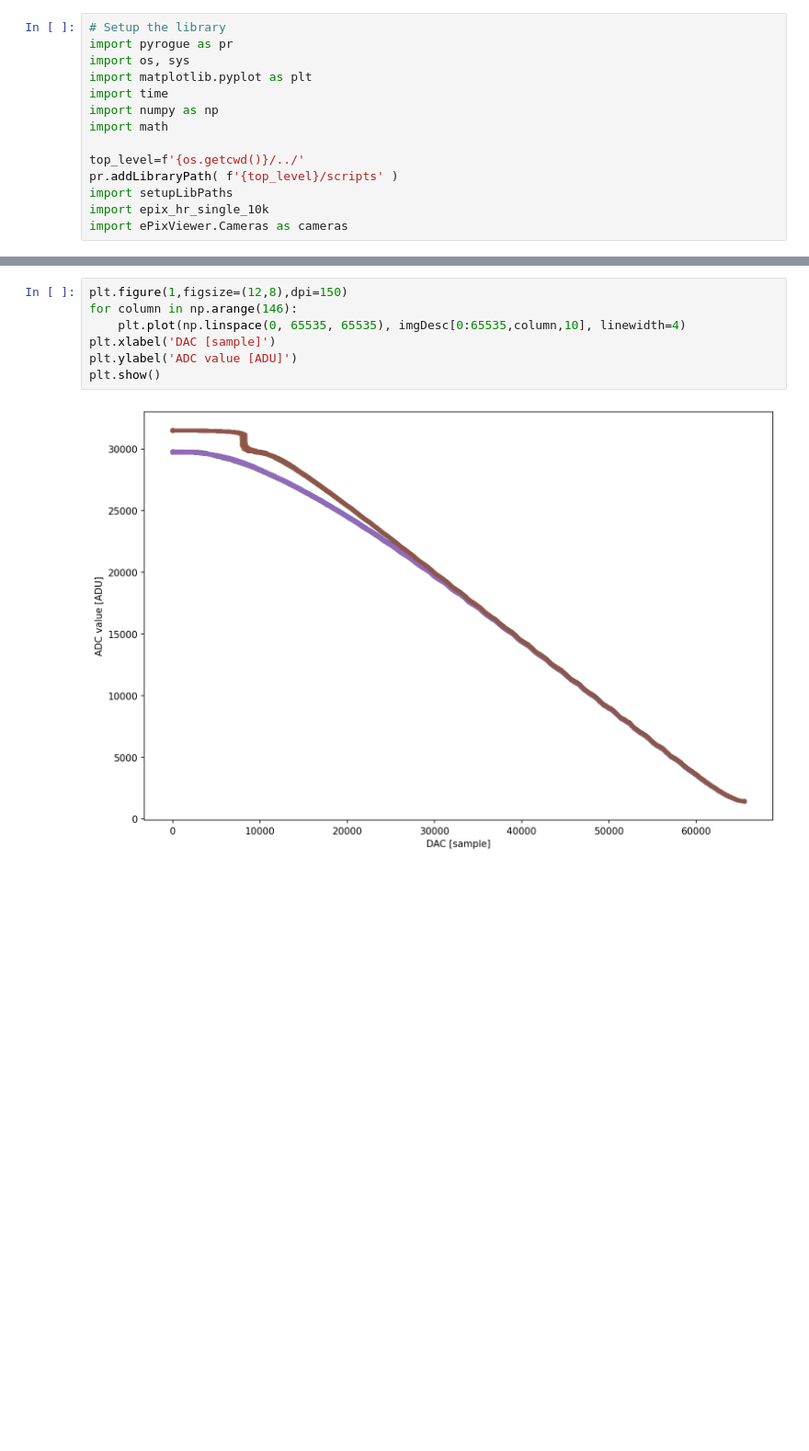
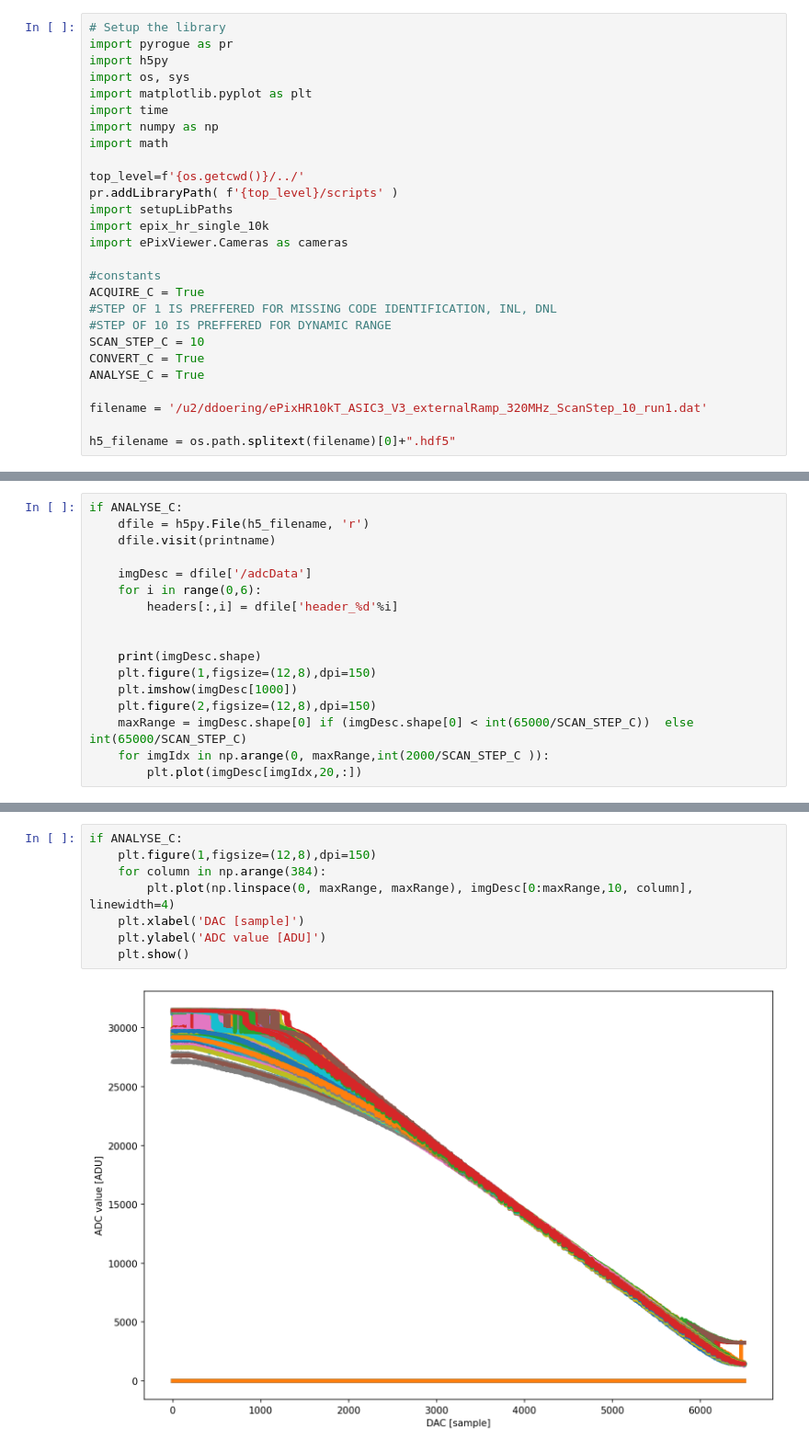
Before and after one commit to slaclab/epix-hr-single-10k, a Jupyter notebook: software/notebooks/ePix10KT_v3_rampTest.ipynb, the cells around one changed output, grey strips where cells are left out. Shown at 92% size. Cells and saved outputs as stored; diff of their text form; blank space fills up the shorter version.

```diff
--- a/software/notebooks/ePix10KT_v3_rampTest.ipynb
+++ b/software/notebooks/ePix10KT_v3_rampTest.ipynb
@@ -1,6 +1,7 @@
 # %%
 # Setup the library
 import pyrogue as pr
+import h5py
 import os, sys
 import matplotlib.pyplot as plt
 import time
@@ -12,5 +13,17 @@ pr.addLibraryPath( f'{top_level}/scripts' )
 import setupLibPaths
 import epix_hr_single_10k
 import ePixViewer.Cameras as cameras
+
+#constants
+ACQUIRE_C = True
+#STEP OF 1 IS PREFFERED FOR MISSING CODE IDENTIFICATION, INL, DNL
+#STEP OF 10 IS PREFFERED FOR DYNAMIC RANGE
+SCAN_STEP_C = 10
+CONVERT_C = True
+ANALYSE_C = True
+
+filename = '/u2/ddoering/ePixHR10kT_ASIC3_V3_externalRamp_320MHz_ScanStep_10_run1.dat'
+
+h5_filename = os.path.splitext(filename)[0]+".hdf5"
 # %%
 # Create and start the root class
@@ -271,0 +351,17 @@ Starting descrambling images
+# %%
+if ANALYSE_C:
+    dfile = h5py.File(h5_filename, 'r')
+    dfile.visit(printname)
+
+    imgDesc = dfile['/adcData']
+    for i in range(0,6):
+        headers[:,i] = dfile['header_%d'%i]
+
+
+    print(imgDesc.shape)
+    plt.figure(1,figsize=(12,8),dpi=150)
+    plt.imshow(imgDesc[1000])
+    plt.figure(2,figsize=(12,8),dpi=150)
+    maxRange = imgDesc.shape[0] if (imgDesc.shape[0] < int(65000/SCAN_STEP_C))  else int(65000/SCAN_STEP_C)
+    for imgIdx in np.arange(0, maxRange,int(2000/SCAN_STEP_C )):
+        plt.plot(imgDesc[imgIdx,20,:])
@@ -272,9 +379,10 @@ Starting descrambling images
 # %%
-plt.figure(1,figsize=(12,8),dpi=150)
-for column in np.arange(146):
-    plt.plot(np.linspace(0, 65535, 65535), imgDesc[0:65535,column,10], linewidth=4)
-plt.xlabel('DAC [sample]')
-plt.ylabel('ADC value [ADU]')
-plt.show()
+if ANALYSE_C:
+    plt.figure(1,figsize=(12,8),dpi=150)
+    for column in np.arange(384):
+        plt.plot(np.linspace(0, maxRange, maxRange), imgDesc[0:maxRange,10, column], linewidth=4)
+    plt.xlabel('DAC [sample]')
+    plt.ylabel('ADC value [ADU]')
+    plt.show()
 # %% [output]
-[figure, old version]
+[figure, new version]
```
Also changed, not shown: parts of 21 cells of this notebook, 2 other files.
